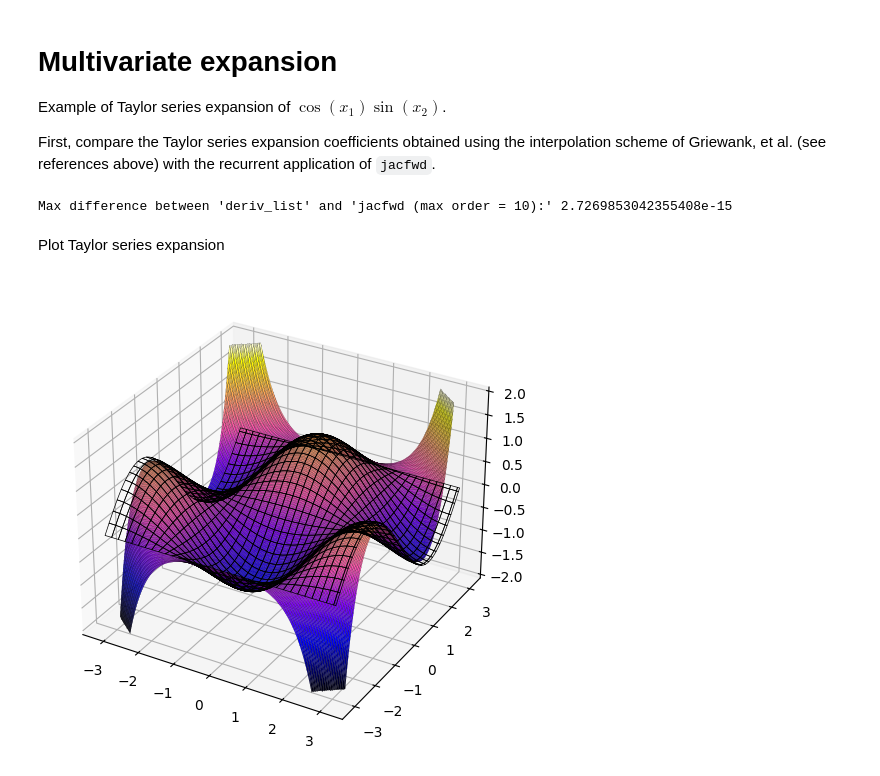
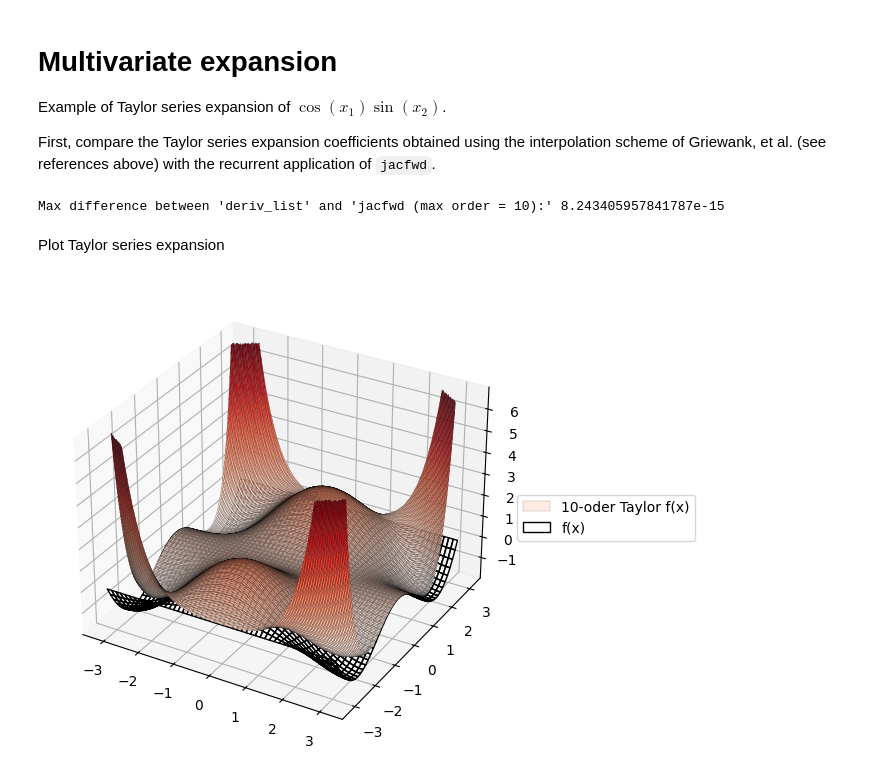
Before and after one commit to robochimps/vibrojet, a Jupyter notebook: vibrojet/jet_example.ipynb, the cells around one changed output. Drawn from its saved outputs; the diff is of its cells as text; code cells hidden in the pictures.

```diff
--- a/vibrojet/jet_example.ipynb
+++ b/vibrojet/jet_example.ipynb
@@ -71,7 +74,7 @@ Example of Taylor series expansion of $\cos(x_1)\sin(x_2)$.
 
 First, compare the Taylor series expansion coefficients obtained using the interpolation scheme of Griewank, et al. (see references above) with the recurrent application of `jacfwd`.
 # %%
-func = lambda x: jnp.cos(x[0]) * jnp.sin(x[1])
+func = lambda x: jnp.cos(x[0]) * jnp.sin(x[1]) * x[1]
 
 
 def jacfwd(x0, ind):
@@ -93,62 +96,66 @@ deriv_ind = [
 
 c = deriv_list(func, deriv_ind, x0, if_taylor=True)
 c2 = np.array([jacfwd(x0, ind) / np.prod(factorial(ind)) for ind in deriv_ind])
-
 maxdiff = np.max(np.abs(c - c2))
 print(
     f"Max difference between 'deriv_list' and 'jacfwd (max order = {max_order}):'",
     maxdiff,
 )
 # %% [output]
-Max difference between 'deriv_list' and 'jacfwd (max order = 10):' 2.7269853042355408e-15
+Max difference between 'deriv_list' and 'jacfwd (max order = 10):' 8.243405957841787e-15
 # %% [markdown]
 Plot Taylor series expansion
 # %%
 @jax.jit
 def func_taylor(x, x0, ind, c):
     """Evaluates Taylor series: sum_i c[i] * (x - x0)**ind[i]"""
     dx = x - x0
     return jnp.sum(
         jnp.prod(dx[:, None, :] ** jnp.asarray(ind)[None, :, :], axis=-1) * c, axis=-1
     )
+
 
 x = np.linspace(-np.pi, np.pi, 1000)
 nx = len(x)
 xa, xb = np.meshgrid(x, x, indexing="ij")
 x = np.column_stack([xa.ravel(), xb.ravel()])
 f = jax.vmap(func, in_axes=0)(x)
 f_taylor = func_taylor(x, x0, deriv_ind, c)
 
 
 fig = plt.figure(figsize=(8, 6))
 ax = fig.add_subplot(111, projection="3d")
 
+f_taylor = np.array(f_taylor)
+f_taylor[f_taylor > np.max(f) + 5] = None
+f_taylor[f_taylor < np.min(f) - 5] = None
+
+ax.plot_surface(
+    xa,
+    xb,
+    f_taylor.reshape(nx, -1),
+    cmap="Reds",
+    edgecolor="black",
+    linewidth=0.1,
+    rstride=5,
+    cstride=5,
+    label=f"{max_order}-oder Taylor f(x)"
+)
+
 ax.plot_surface(
     xa,
     xb,
     f.reshape(nx, -1),
     cmap="Blues",
     edgecolor="black",
-    linewidth=0.5,
-    rstride=30,
-    cstride=30,
+    linewidth=1,
+    rstride=20,
+    cstride=20,
     alpha=0.0,
+    label="f(x)"
 )
 
-f_taylor = np.array(f_taylor)
-f_taylor[np.abs(f_taylor) > 2] = None
-
-ax.plot_surface(
-    xa,
-    xb,
-    f_taylor.reshape(nx, -1),
-    cmap="gnuplot2",
-    edgecolor="black",
-    linewidth=0.1,
-    rstride=5,
-    cstride=5,
-)
-
+plt.legend(loc="center left", bbox_to_anchor=(1, 0.5))
 plt.show()
 # %% [output]
-[figure, old version]
+[figure, new version]
```
Also changed, not shown: parts of 1 cell of this notebook, 1 other file.
